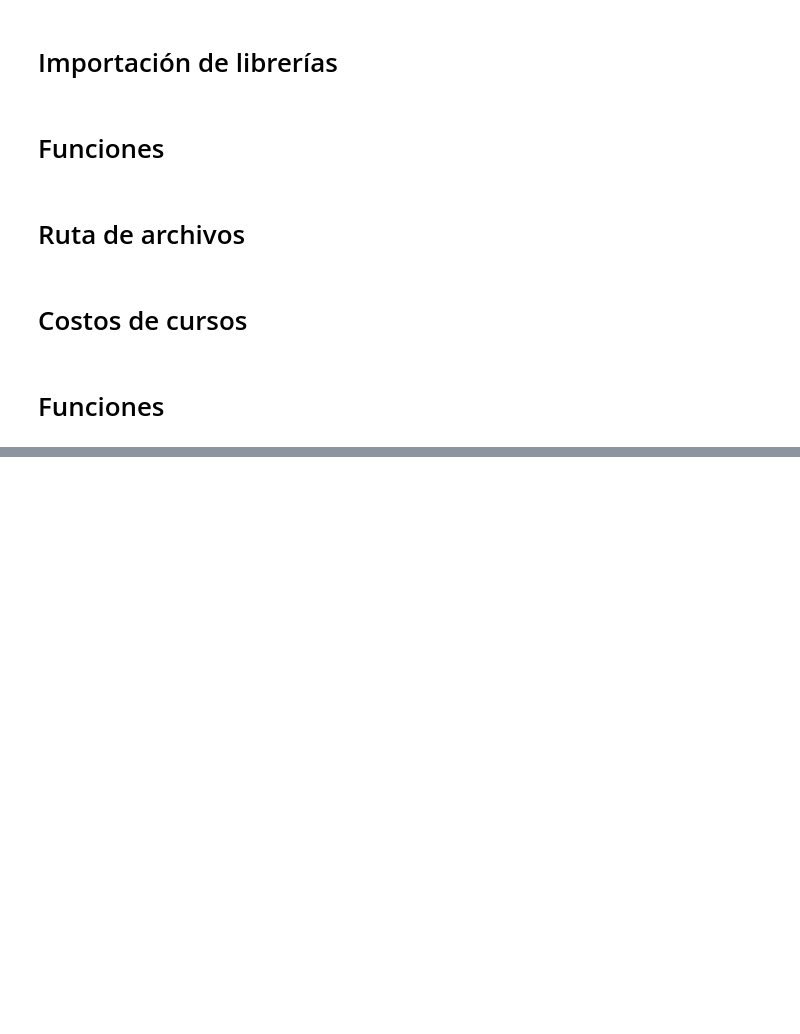
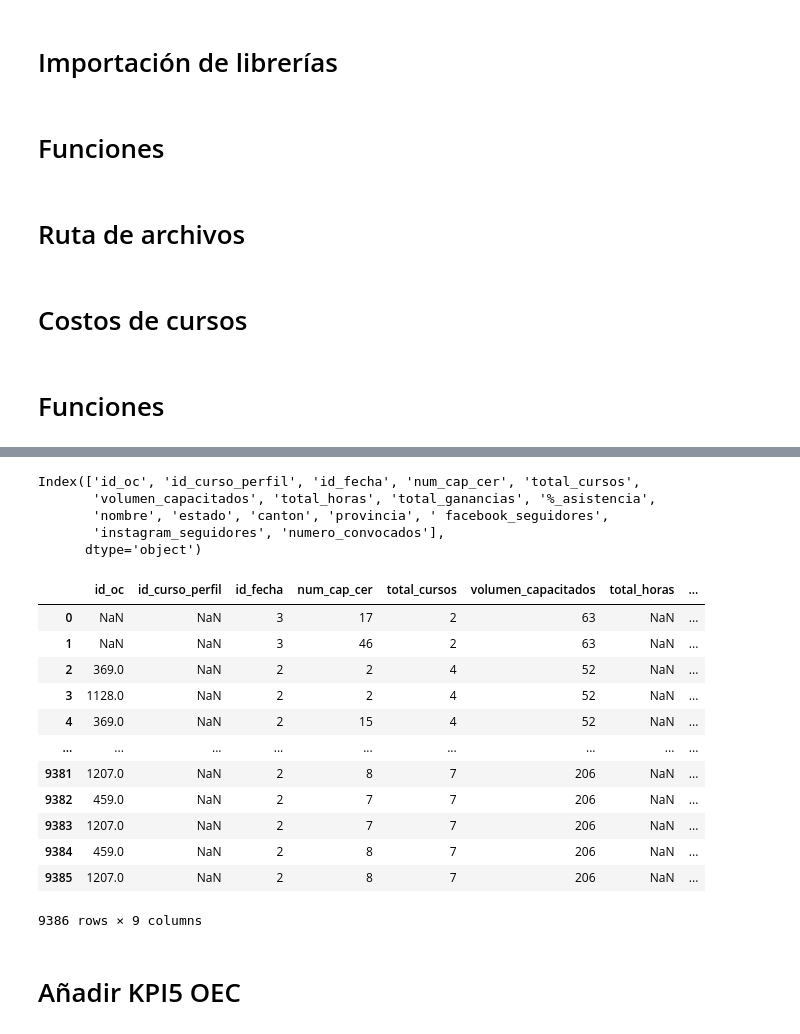
Before and after one commit to Herziox/Data-Mining-System-SETEC, a Jupyter notebook: 3_data_preprocesing_module/ETL_DPP_Additional_Data.ipynb, the cells around one changed output, grey strips where cells are left out. Cells and saved outputs as stored; diff of their text form; code cells hidden in the pictures; blank space fills up the shorter version.

```diff
--- a/3_data_preprocesing_module/ETL_DPP_Additional_Data.ipynb
+++ b/3_data_preprocesing_module/ETL_DPP_Additional_Data.ipynb
@@ -190,0 +264,33 @@ df_coec_final.to_csv(os.path.join(path_etl,'costos_cursos_educacion_continua.csv
+# %%
+df_merge = pd.merge(df_fact_oc,df_dim_razon_social_oc,on='id_oc',how='left')
+# %%
+df_merge = pd.merge(df_merge,df_oc_num_conv,on='nombre',how='left')
+# %%
+df_merge.columns
+# %% [output]
+Index(['id_oc', 'id_curso_perfil', 'id_fecha', 'num_cap_cer', 'total_cursos',
+       'volumen_capacitados', 'total_horas', 'total_ganancias', '%_asistencia',
+       'nombre', 'estado', 'canton', 'provincia', ' facebook_seguidores',
+       'instagram_seguidores', 'numero_convocados'],
+      dtype='object')
+# %%
+df_merge['%_asistencia'] = df_merge['num_cap_cer']/df_merge['numero_convocados']*100
+# %%
+df_merge = df_merge[['id_oc', 'id_curso_perfil', 'id_fecha', 'num_cap_cer', 'total_cursos',
+       'volumen_capacitados', 'total_horas', 'total_ganancias','%_asistencia']]
+# %%
+df_merge
+# %% [output]
+|  | id_oc | id_curso_perfil | id_fecha | num_cap_cer | total_cursos | volumen_capacitados | total_horas | ... |
+| 0 | NaN | NaN | 3 | 17 | 2 | 63 | NaN | ... |
+| 1 | NaN | NaN | 3 | 46 | 2 | 63 | NaN | ... |
+| 2 | 369.0 | NaN | 2 | 2 | 4 | 52 | NaN | ... |
+| 3 | 1128.0 | NaN | 2 | 2 | 4 | 52 | NaN | ... |
+| 4 | 369.0 | NaN | 2 | 15 | 4 | 52 | NaN | ... |
+| ... | ... | ... | ... | ... | ... | ... | ... | ... |
+| 9381 | 1207.0 | NaN | 2 | 8 | 7 | 206 | NaN | ... |
+| 9382 | 459.0 | NaN | 2 | 7 | 7 | 206 | NaN | ... |
+| 9383 | 1207.0 | NaN | 2 | 7 | 7 | 206 | NaN | ... |
+| 9384 | 459.0 | NaN | 2 | 8 | 7 | 206 | NaN | ... |
+| 9385 | 1207.0 | NaN | 2 | 8 | 7 | 206 | NaN | ... |
+9386 rows × 9 columns
@@ -190,0 +299,2 @@ df_coec_final.to_csv(os.path.join(path_etl,'costos_cursos_educacion_continua.csv
+# %% [markdown]
+# Añadir KPI5 OEC
```
Also changed, not shown: parts of 37 cells of this notebook, 32 other files.
